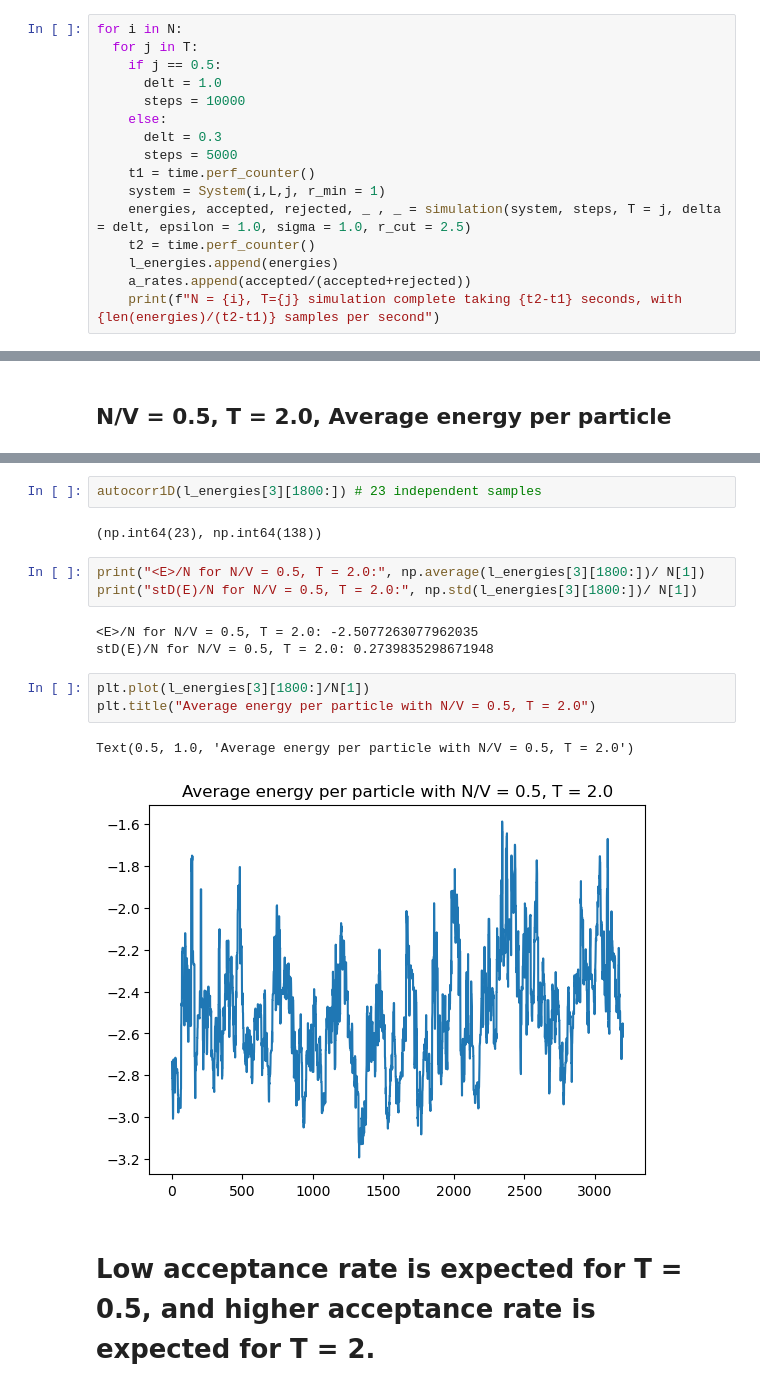
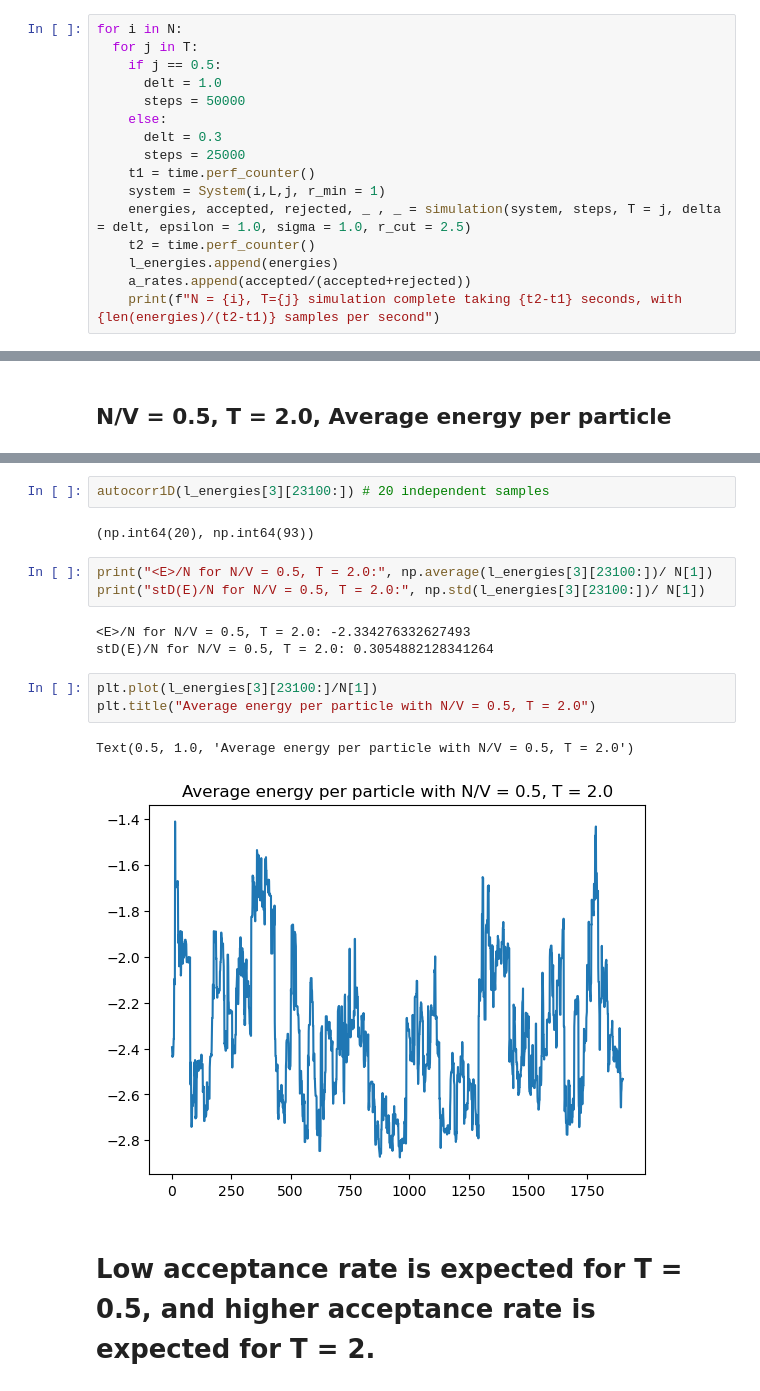
Before and after one commit to eridanirojas/563-rojas, a Jupyter notebook: 3DMCSampling.ipynb, the cells around one changed output, grey strips where cells are left out. Cells and saved outputs as stored; diff of their text form.

```diff
--- a/3DMCSampling.ipynb
+++ b/3DMCSampling.ipynb
@@ -199,10 +199,10 @@ for i in N:
   for j in T:
     if j == 0.5:
       delt = 1.0
-      steps = 10000
+      steps = 50000
     else:
       delt = 0.3
-      steps = 5000
+      steps = 25000
     t1 = time.perf_counter()
     system = System(i,L,j, r_min = 1)
     energies, accepted, rejected, _ , _ = simulation(system, steps, T = j, delta = delt, epsilon = 1.0, sigma = 1.0, r_cut = 2.5)
@@ -359,19 +358,19 @@ for start in range(0,5000,100):
 # %%
-autocorr1D(l_energies[3][1800:]) # 23 independent samples
+autocorr1D(l_energies[3][23100:]) # 20 independent samples
 # %% [output]
-(np.int64(23), np.int64(138))
+(np.int64(20), np.int64(93))
 # %%
-print("<E>/N for N/V = 0.5, T = 2.0:", np.average(l_energies[3][1800:])/ N[1])
-print("stD(E)/N for N/V = 0.5, T = 2.0:", np.std(l_energies[3][1800:])/ N[1])
+print("<E>/N for N/V = 0.5, T = 2.0:", np.average(l_energies[3][23100:])/ N[1])
+print("stD(E)/N for N/V = 0.5, T = 2.0:", np.std(l_energies[3][23100:])/ N[1])
 # %% [output]
-<E>/N for N/V = 0.5, T = 2.0: -2.5077263077962035
-stD(E)/N for N/V = 0.5, T = 2.0: 0.2739835298671948
+<E>/N for N/V = 0.5, T = 2.0: -2.334276332627493
+stD(E)/N for N/V = 0.5, T = 2.0: 0.3054882128341264
 # %%
-plt.plot(l_energies[3][1800:]/N[1])
+plt.plot(l_energies[3][23100:]/N[1])
 plt.title("Average energy per particle with N/V = 0.5, T = 2.0")
 # %% [output]
 Text(0.5, 1.0, 'Average energy per particle with N/V = 0.5, T = 2.0')
-[figure, old version]
+[figure, new version]
 # %% [markdown]
 # Low acceptance rate is expected for T = 0.5, and higher acceptance rate is expected for T = 2.
 # %%
```
Also changed, not shown: parts of 20 cells of this notebook.
